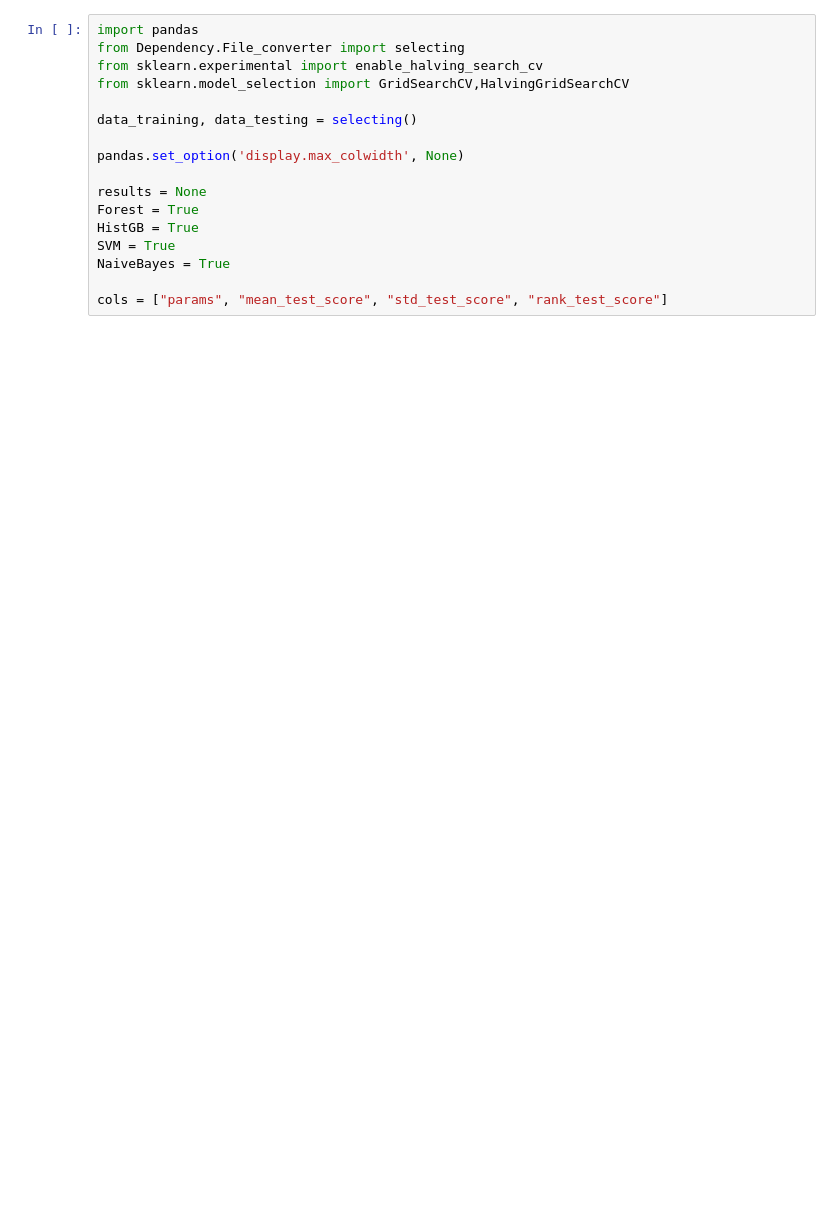
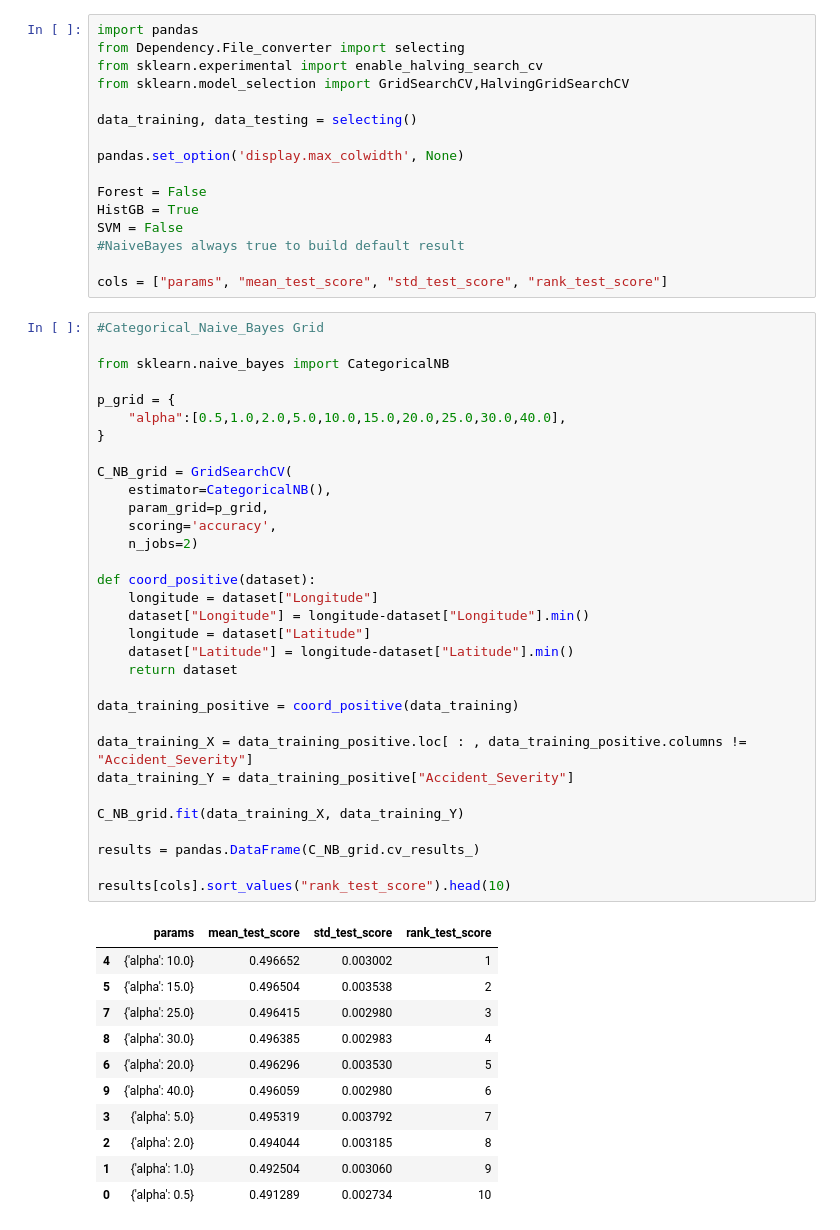
Before and after one commit to Helytre/Intro_AI_MT-MG, a Jupyter notebook: tuning.ipynb, the cells around one changed output. Saved outputs shown, nothing was run; the diff lists cells and outputs as text; blank space fills up the shorter version.

```diff
--- a/tuning.ipynb
+++ b/tuning.ipynb
@@ -8,13 +8,56 @@ data_training, data_testing = selecting()
 
 pandas.set_option('display.max_colwidth', None)
 
-results = None
-Forest = True
+Forest = False
 HistGB = True
-SVM = True
-NaiveBayes = True
+SVM = False
+#NaiveBayes always true to build default result
 
 cols = ["params", "mean_test_score", "std_test_score", "rank_test_score"]
+# %%
+#Categorical_Naive_Bayes Grid
+
+from sklearn.naive_bayes import CategoricalNB
+
+p_grid = {
+    "alpha":[0.5,1.0,2.0,5.0,10.0,15.0,20.0,25.0,30.0,40.0],
+}
+
+C_NB_grid = GridSearchCV(
+    estimator=CategoricalNB(),
+    param_grid=p_grid,
+    scoring='accuracy',
+    n_jobs=2)
+
+def coord_positive(dataset):
+    longitude = dataset["Longitude"]
+    dataset["Longitude"] = longitude-dataset["Longitude"].min()
+    longitude = dataset["Latitude"]
+    dataset["Latitude"] = longitude-dataset["Latitude"].min()
+    return dataset
+
+data_training_positive = coord_positive(data_training)
+
+data_training_X = data_training_positive.loc[ : , data_training_positive.columns != "Accident_Severity"]
+data_training_Y = data_training_positive["Accident_Severity"]
+
+C_NB_grid.fit(data_training_X, data_training_Y)
+
+results = pandas.DataFrame(C_NB_grid.cv_results_)
+
+results[cols].sort_values("rank_test_score").head(10)
+# %% [output]
+|  | params | mean_test_score | std_test_score | rank_test_score |
+| 4 | {'alpha': 10.0} | 0.496652 | 0.003002 | 1 |
+| 5 | {'alpha': 15.0} | 0.496504 | 0.003538 | 2 |
+| 7 | {'alpha': 25.0} | 0.496415 | 0.002980 | 3 |
+| 8 | {'alpha': 30.0} | 0.496385 | 0.002983 | 4 |
+| 6 | {'alpha': 20.0} | 0.496296 | 0.003530 | 5 |
+| 9 | {'alpha': 40.0} | 0.496059 | 0.002980 | 6 |
+| 3 | {'alpha': 5.0} | 0.495319 | 0.003792 | 7 |
+| 2 | {'alpha': 2.0} | 0.494044 | 0.003185 | 8 |
+| 1 | {'alpha': 1.0} | 0.492504 | 0.003060 | 9 |
+| 0 | {'alpha': 0.5} | 0.491289 | 0.002734 | 10 |
 # %%
 #Random_Forest Grid
 
```
Also changed, not shown: parts of 7 cells of this notebook, 2 other files.
